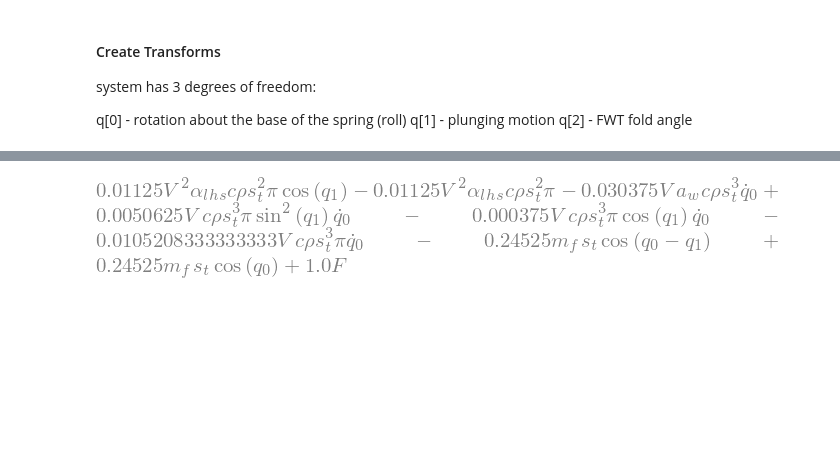
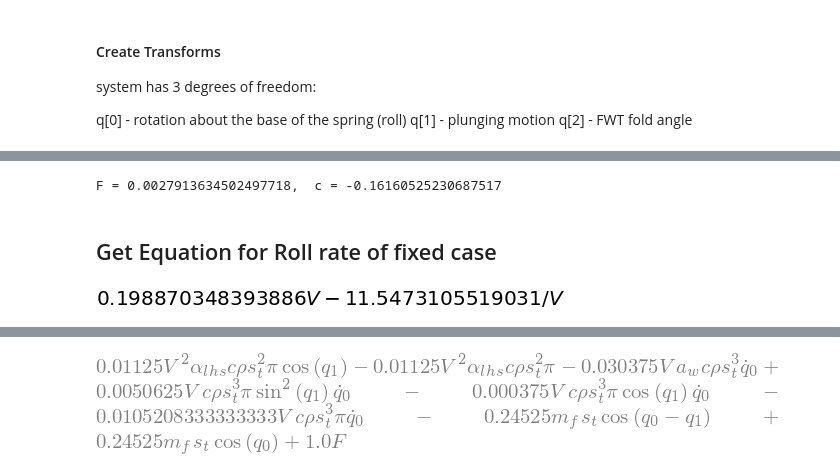
Before and after one commit to fh9g12/FwtModels, a Jupyter notebook: Workbooks/6_lets roll a rigid wing/1_ModelOfExperiemntalRig.ipynb, the cells around one changed output, grey strips where cells are left out. Saved outputs shown, nothing was run; the diff lists cells and outputs as text; code cells hidden in the pictures; blank space fills up the shorter version.

```diff
--- a/Workbooks/6_lets roll a rigid wing/1_ModelOfExperiemntalRig.ipynb
+++ b/Workbooks/6_lets roll a rigid wing/1_ModelOfExperiemntalRig.ipynb
@@ -165,0 +155,45 @@ def objectiveDeriv(t,y):
+# %%
+# All accelerations are equal to zero hence M*p.qdd must be zero, reducng the EoM!
+
+# as FWT is locked
+p.aoa_lhs.value = p.alpha_r.value
+p.aoa_rhs.value = p.alpha_r.value
+
+# sub in all but velocity & local AoA's
+sm_sub = sm.subs(p,p.GetSubs(ignore=[p.V]))
+F = sym.Symbol('F')
+c_0 = sym.Symbol('c_0')
+eom =sm_sub.f+sm_sub.ExtForces.Q() + sym.Matrix([F*p.V**2+c_0,0,0])
+
+#FWT is locked + add the
+eom = eom.subs({p.q[1]:0,p.q[2]:0})[0]
+
+s = sym.solveset(eom, symbol = F)
+fun = sym.lambdify((p.qd[0],p.V,c_0),s.args[0])
+
+
+# hunt for F that matchs 195 degrees per second at 20 m/s
+c = -0.46
+def obj(c):
+    return ((fun(np.deg2rad(195),20,c[0])-fun(np.deg2rad(320),30,c[0]))*1000)**2
+res = minimize(obj,[c])
+res.x
+
+obj([-0.16])
+
+print(f'F = {fun(np.deg2rad(195),20,res.x[0])},  c = {res.x[0]}')
+#sym.simplify(s.args[0])
+# %% [output]
+F = 0.0027913634502497718,  c = -0.16160525230687517
+# %% [markdown]
+## Get Equation for Roll rate of fixed case
+# %%
+s = sym.solveset(eom, symbol = p.qd[0])
+fun = sym.lambdify((F,c_0),s.args[0])
+
+
+# hunt for F that matchs 195 degrees per second at 20 m/s
+sym.simplify(fun(0.00279,-0.162))
+#sym.simplify(s.args[0])
+# %% [output]
+[figure, added]
```
Also changed, not shown: parts of 20 cells of this notebook, 3 other files.
